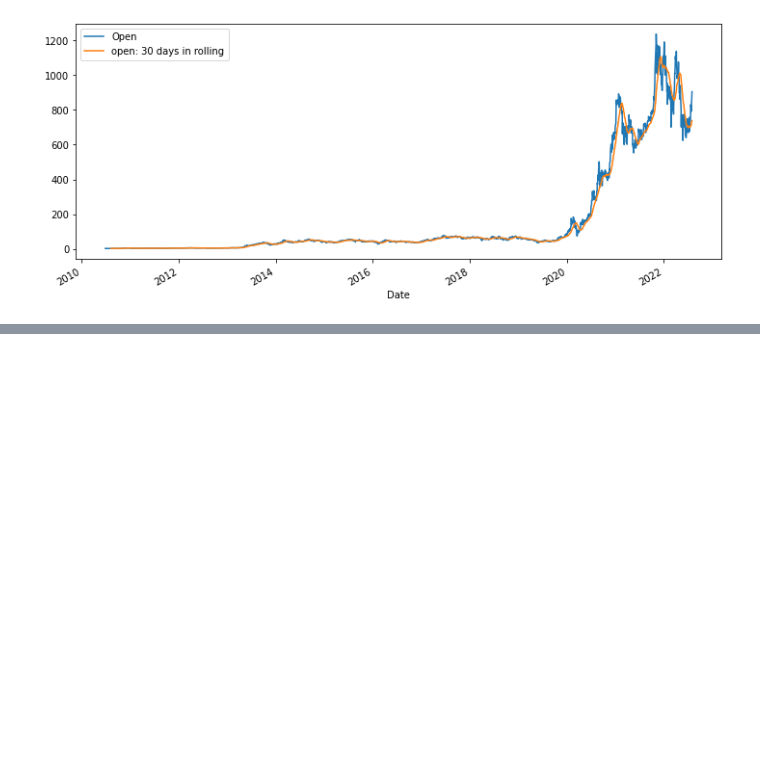
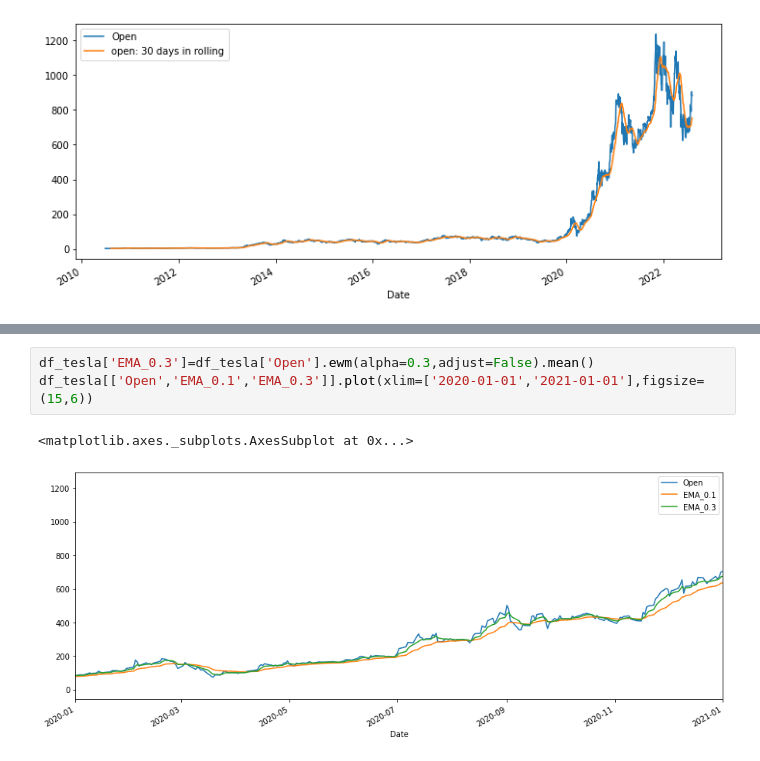
Before and after one commit to VaibhavBhusawale/Time-series-EDA, a Jupyter notebook: EDA_time_series_data_.ipynb, the cells around one changed output, grey strips where cells are left out. Saved outputs shown, nothing was run; the diff lists cells and outputs as text; blank space fills up the shorter version.

```diff
--- a/EDA_time_series_data_.ipynb
+++ b/EDA_time_series_data_.ipynb
@@ -214,0 +254,6 @@ df_tesla[['Open','open: 30 days in rolling']].plot(figsize=(12,5))
+# %%
+df_tesla['EMA_0.3']=df_tesla['Open'].ewm(alpha=0.3,adjust=False).mean()
+df_tesla[['Open','EMA_0.1','EMA_0.3']].plot(xlim=['2020-01-01','2021-01-01'],figsize=(15,6))
+# %% [output]
+<matplotlib.axes._subplots.AxesSubplot at 0x...>
+[figure, added]
```
Also changed, not shown: parts of 16 cells of this notebook.
